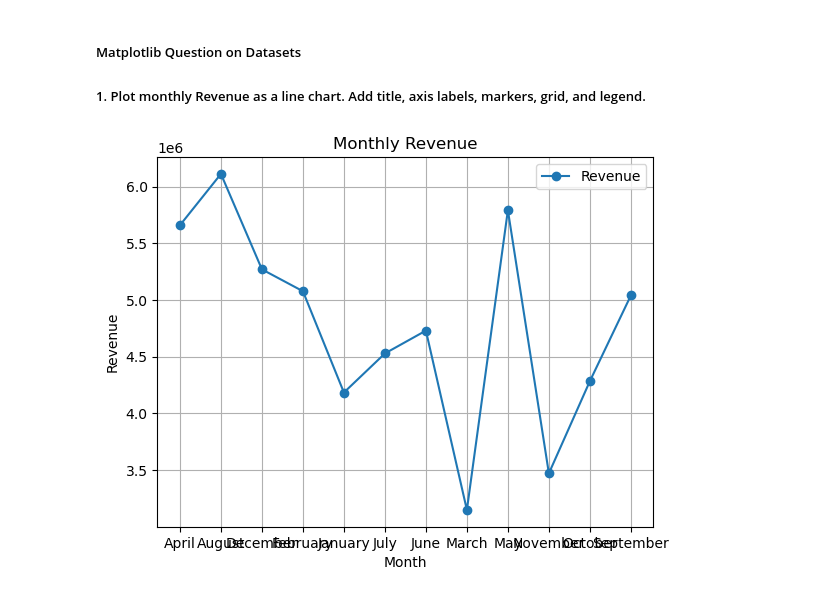
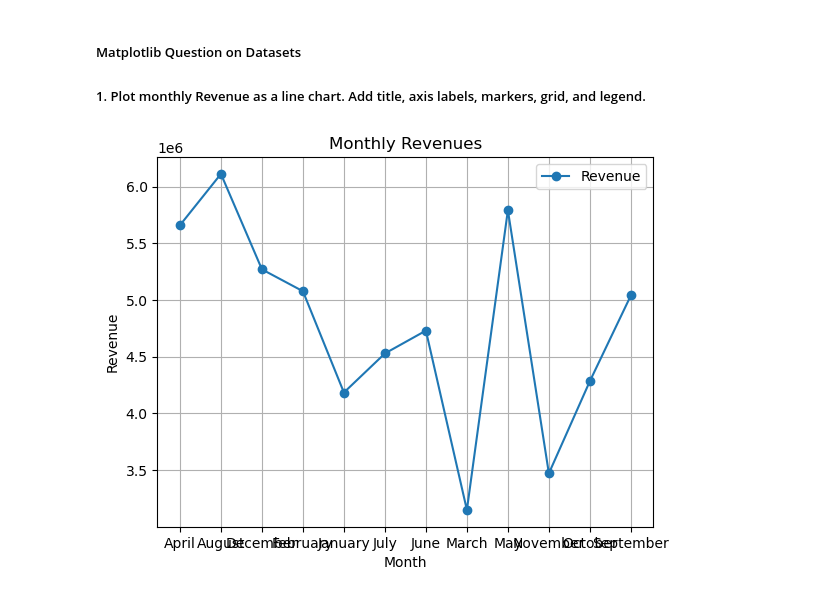
Before and after one commit to SameerD14/Python-_Daily_Tasks, a Jupyter notebook: Task39_on_Matplotlib.ipynb, the cells around one changed output. Cells and saved outputs as stored; diff of their text form; code cells hidden in the pictures.

```diff
--- a/Task39_on_Matplotlib.ipynb
+++ b/Task39_on_Matplotlib.ipynb
@@ -2,8 +2,7 @@
 import matplotlib.pyplot as plt
 import pandas as pd
 import numpy as np
-df=pd.read_csv("C:\\Users\\
-hp\\Downloads\\matplotlib_sales_clean_1000 - matplotlib_sales_clean_1000.csv")
+df=pd.read_csv("C:\\Users\\hp\\Downloads\\matplotlib_sales_clean_1000 - matplotlib_sales_clean_1000.csv")
 df
 # %% [output]
 |  | Order_ID | Order_Date | City | Product_Category | Customer_Segment | Customer_Age | Units_Sold | ... |
@@ -26,18 +25,18 @@ df
 # %%
 df["Order_Date"] = pd.to_datetime(df["Order_Date"])
 df["Month"] = df["Order_Date"].dt.month_name()
 
 monthly_revenue = df.groupby("Month")["Revenue"].sum()
 plt.plot(
     monthly_revenue.index.astype(str),
     monthly_revenue.values,
     marker="o",
     label="Revenue")
-plt.title("Monthly Revenue")
+plt.title("Monthly Revenues")
 plt.xlabel("Month")
 plt.ylabel("Revenue")
 plt.grid(True)
 plt.legend()
 plt.show()
 # %% [output]
-[figure, old version]
+[figure, new version]
```
Also changed, not shown: parts of 1 cell of this notebook.
